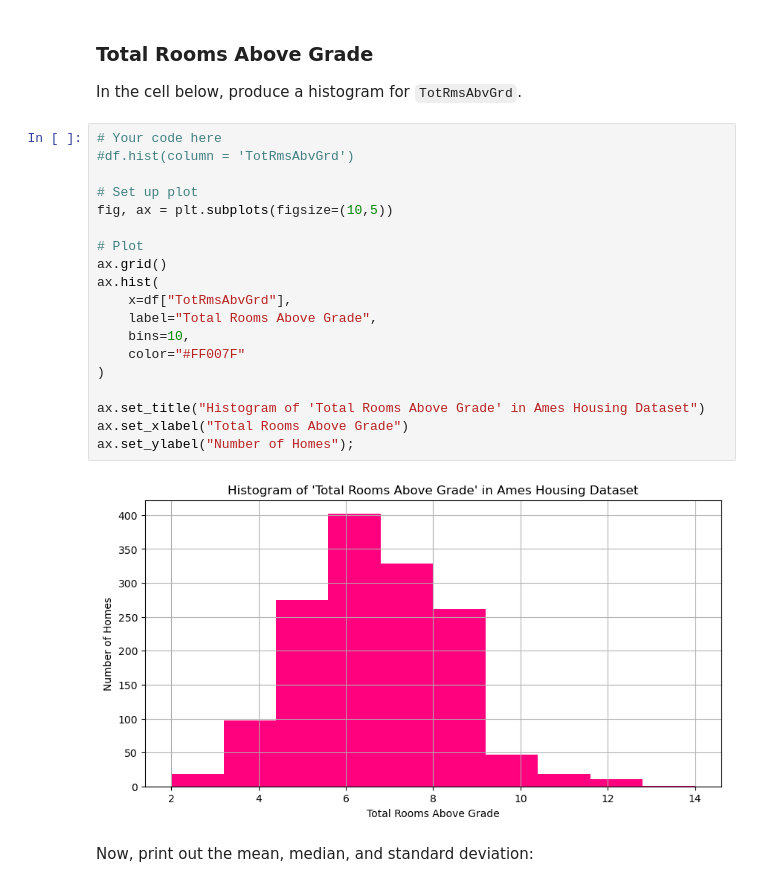
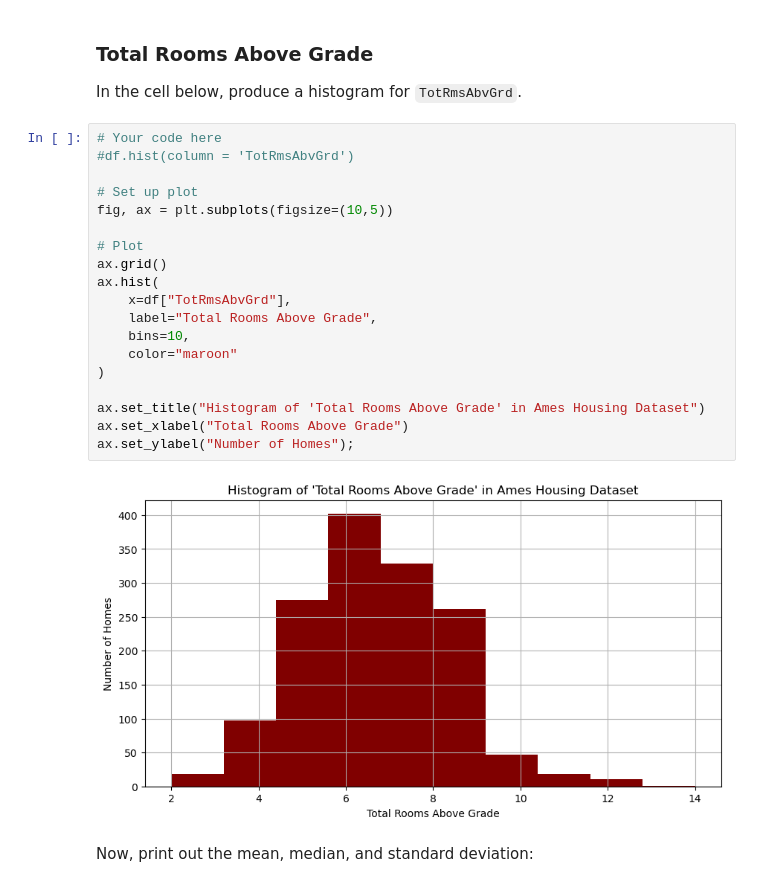
Before and after one commit to pnjoki/dsc-pandas-eda-lab, a Jupyter notebook: index.ipynb, the cells around one changed output. Cells and saved outputs as stored; diff of their text form.

```diff
--- a/index.ipynb
+++ b/index.ipynb
@@ -239,24 +239,24 @@ In the cell below, produce a histogram for `TotRmsAbvGrd`.
 # %%
 # Your code here
 #df.hist(column = 'TotRmsAbvGrd')
 
 # Set up plot
 fig, ax = plt.subplots(figsize=(10,5))
 
 # Plot
 ax.grid()
 ax.hist(
     x=df["TotRmsAbvGrd"],
     label="Total Rooms Above Grade",
     bins=10,
-    color="#FF007F"
+    color="maroon"
 )
 
 ax.set_title("Histogram of 'Total Rooms Above Grade' in Ames Housing Dataset")
 ax.set_xlabel("Total Rooms Above Grade")
 ax.set_ylabel("Number of Homes");
 # %% [output]
-[figure, old version]
+[figure, new version]
 # %% [markdown]
 Now, print out the mean, median, and standard deviation:
 # %%
```
Also changed, not shown: parts of 12 cells of this notebook.
